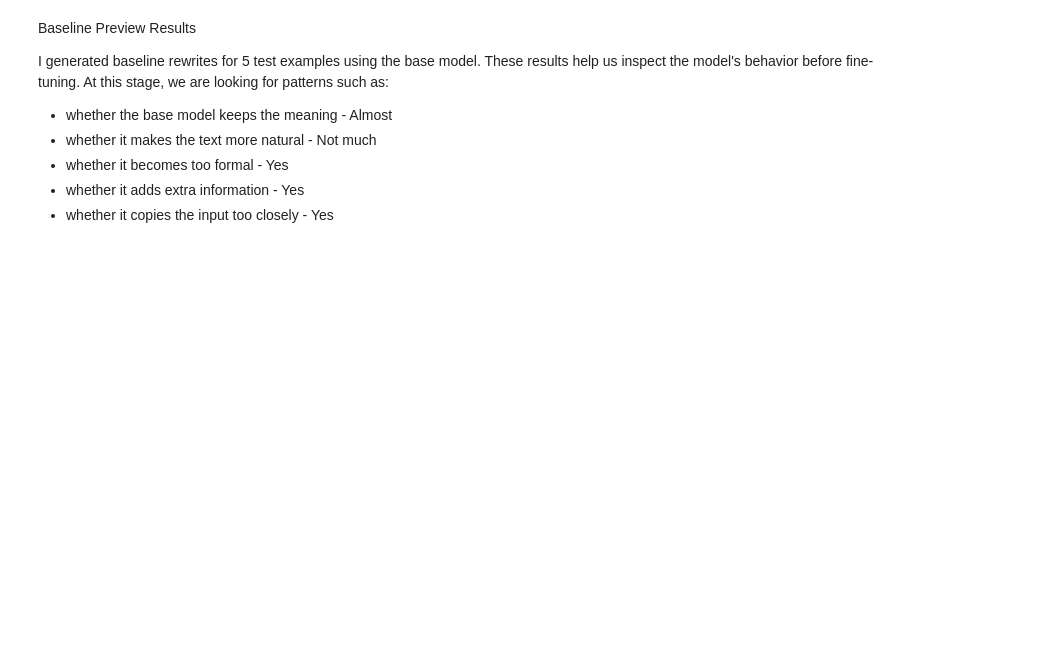
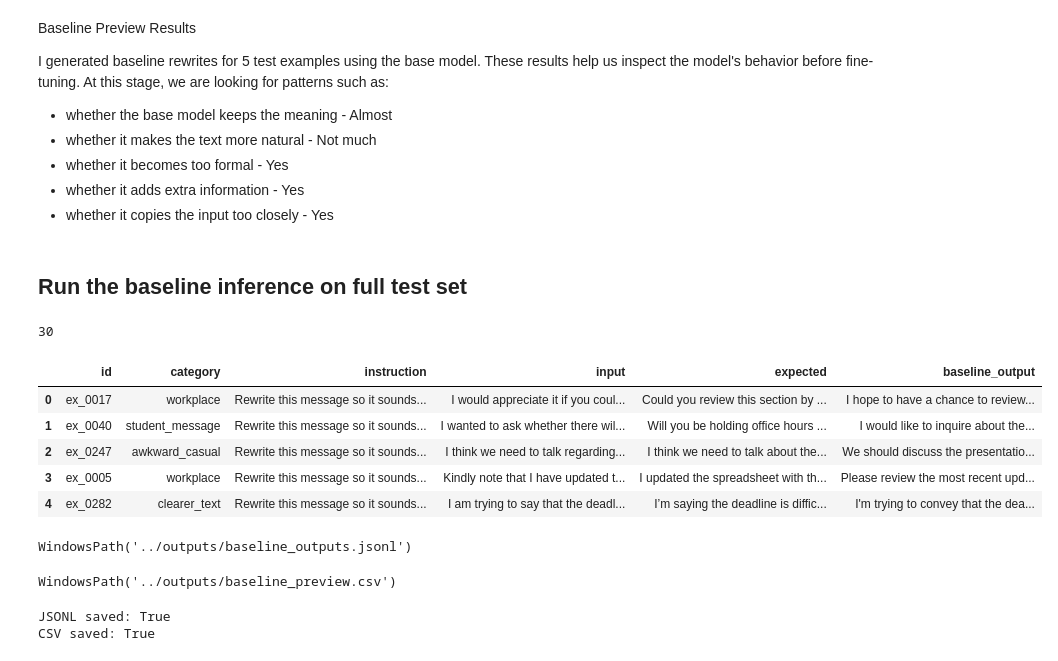
Before and after one commit to surabhi1914/human-message-rewriter, a Jupyter notebook: notebooks/03_baseline_inference.ipynb, the cells around one changed output. Drawn from its saved outputs; the diff is of its cells as text; code cells hidden in the pictures; blank space fills up the shorter version.

Commit message:
Saved the full baseline inference outputs

```diff
--- a/notebooks/03_baseline_inference.ipynb
+++ b/notebooks/03_baseline_inference.ipynb
@@ -338,18 +338,18 @@ I hope to have a chance to review this section by the time we conclude our meeti
 
 This version maintains the original meaning but uses more conversational language and is easier to understand for a general audience. It also includes an option to include the date in the review, whic ...
 # %%
-preview_results= []
+# preview_results= []
 
-for row in tqdm(preview_rows):
-    baseoutput = generate_rewrite(row["input"])
+# for row in tqdm(preview_rows):
+#     baseoutput = generate_rewrite(row["input"])
 
-    preview_results.append(
-        {
-            "id":row["id"],
-            "category": row["category"],
-            "input": row["input"],
-            "expected": row["output"],
-            "baseline_output": baseoutput
-        }
-    )
+#     preview_results.append(
+#         {
+#             "id":row["id"],
+#             "category": row["category"],
+#             "input": row["input"],
+#             "expected": row["output"],
+#             "baseline_output": baseoutput
+#         }
+#     )
 # %%
@@ -412,3 +412,53 @@ At this stage, we are looking for patterns such as:
 - whether it becomes too formal - Yes
 - whether it adds extra information - Yes
 - whether it copies the input too closely - Yes
+# %% [markdown]
+## Run the baseline inference on full test set
+# %%
+baseline_results = []
+
+for row in tqdm(test_rows):
+    baseoutput = generate_rewrite(row["input"])
+
+    baseline_results.append(
+            {
+                "id":row["id"],
+                "category": row["category"],
+                "instruction":row["instruction"],
+                "input": row["input"],
+                "expected": row["output"],
+                "baseline_output": baseoutput
+            }
+        )
+
+len(baseline_results)
+# %% [output]
+30
+# %%
+baseline_df = pd.DataFrame(baseline_results)
+baseline_df.head()
+# %% [output]
+|  | id | category | instruction | input | expected | baseline_output |
+| 0 | ex_0017 | workplace | Rewrite this message so it sounds... | I would appreciate it if you coul... | Could you review this section by ... | I hope to have a chance to review... |
+| 1 | ex_0040 | student_message | Rewrite this message so it sounds... | I wanted to ask whether there wil... | Will you be holding office hours ... | I would like to inquire about the... |
+| 2 | ex_0247 | awkward_casual | Rewrite this message so it sounds... | I think we need to talk regarding... | I think we need to talk about the... | We should discuss the presentatio... |
+| 3 | ex_0005 | workplace | Rewrite this message so it sounds... | Kindly note that I have updated t... | I updated the spreadsheet with th... | Please review the most recent upd... |
+| 4 | ex_0282 | clearer_text | Rewrite this message so it sounds... | I am trying to say that the deadl... | I’m saying the deadline is diffic... | I'm trying to convey that the dea... |
+# %%
+with baseline_outputs_path.open("w",encoding="utf-8") as file:
+    for row in baseline_results:
+        file.write(json.dumps(row,ensure_ascii=False) + "\n")
+baseline_outputs_path
+# %% [output]
+WindowsPath('../outputs/baseline_outputs.jsonl')
+# %%
+baseline_df.to_csv(baseline_preview_path, index=False, encoding="utf-8")
+baseline_preview_path
+# %% [output]
+WindowsPath('../outputs/baseline_preview.csv')
+# %%
+print("JSONL saved:", baseline_outputs_path.exists())
+print("CSV saved:", baseline_preview_path.exists())
+# %% [output]
+JSONL saved: True
+CSV saved: True
```
Also changed, not shown: parts of 5 cells of this notebook.
